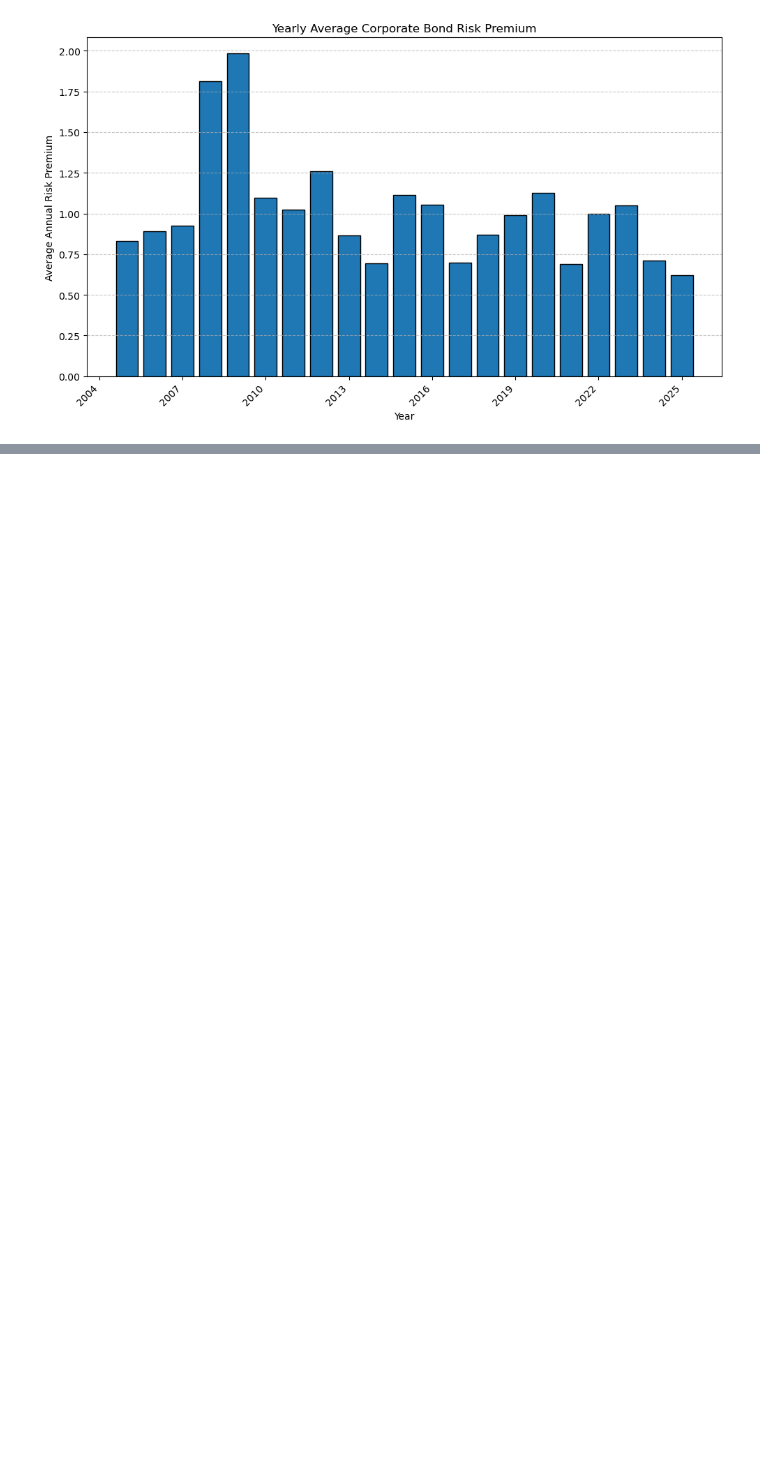
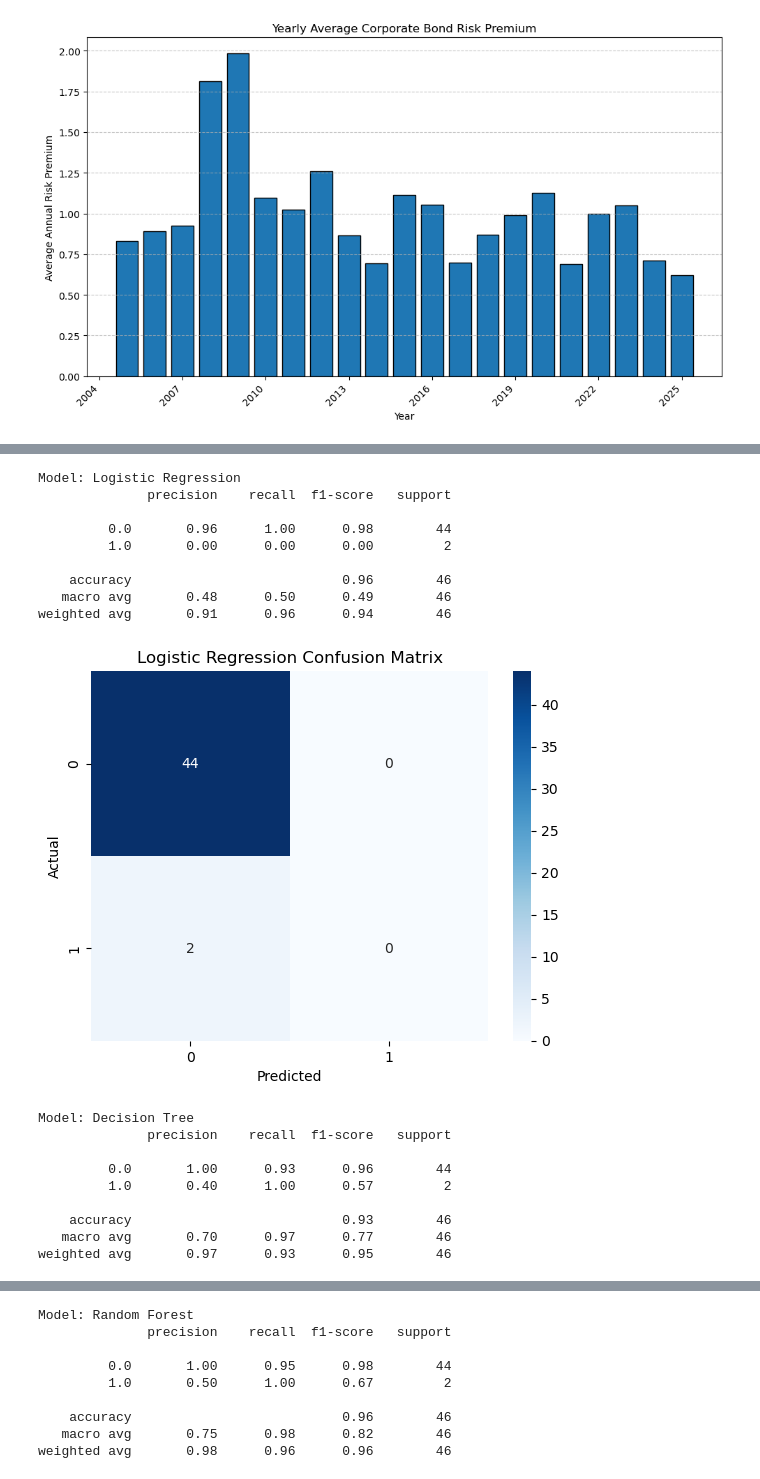
Before and after one commit to cacadelena/DelenaYusuf_yieldcurve, a Jupyter notebook: ds final project.ipynb, the cells around one changed output, grey strips where cells are left out. Drawn from its saved outputs; the diff is of its cells as text; code cells hidden in the pictures; blank space fills up the shorter version.

```diff
--- a/ds final project.ipynb
+++ b/ds final project.ipynb
@@ -133,0 +178,54 @@ plt.show()
+# %%
+from sklearn.model_selection import train_test_split
+from sklearn.linear_model import LogisticRegression
+from sklearn.tree import DecisionTreeClassifier
+from sklearn.ensemble import RandomForestClassifier
+from sklearn.metrics import confusion_matrix, classification_report
+import matplotlib.pyplot as plt
+import seaborn as sns
+
+# Train/Test Split
+X_train, X_test, y_train, y_test = train_test_split(X, y, test_size=0.2, random_state=42)
+
+# Initialize models
+models = {
+    'Logistic Regression': LogisticRegression(max_iter=1000),
+    'Decision Tree': DecisionTreeClassifier(),
+    'Random Forest': RandomForestClassifier()
+}
+
+for name, model in models.items():
+    model.fit(X_train, y_train)
+    y_pred = model.predict(X_test)
+
+    # Print Evaluation
+    print(f"Model: {name}")
+    print(classification_report(y_test, y_pred))
+
+    # Plot Confusion Matrix
+    cm = confusion_matrix(y_test, y_pred)
+    sns.heatmap(cm, annot=True, fmt='d', cmap='Blues')
+    plt.title(f'{name} Confusion Matrix')
+    plt.xlabel('Predicted')
+    plt.ylabel('Actual')
+    plt.show()
+# %% [output]
+Model: Logistic Regression
+              precision    recall  f1-score   support
+
+         0.0       0.96      1.00      0.98        44
+         1.0       0.00      0.00      0.00         2
+
+    accuracy                           0.96        46
+   macro avg       0.48      0.50      0.49        46
+weighted avg       0.91      0.96      0.94        46
+[figure, added]
+Model: Decision Tree
+              precision    recall  f1-score   support
+
+         0.0       1.00      0.93      0.96        44
+         1.0       0.40      1.00      0.57         2
+
+    accuracy                           0.93        46
+   macro avg       0.70      0.97      0.77        46
+weighted avg       0.97      0.93      0.95        46
@@ -133,0 +233,9 @@ plt.show()
+Model: Random Forest
+              precision    recall  f1-score   support
+
+         0.0       1.00      0.95      0.98        44
+         1.0       0.50      1.00      0.67         2
+
+    accuracy                           0.96        46
+   macro avg       0.75      0.98      0.82        46
+weighted avg       0.98      0.96      0.96        46
```
Also changed, not shown: parts of 2 cells of this notebook.
